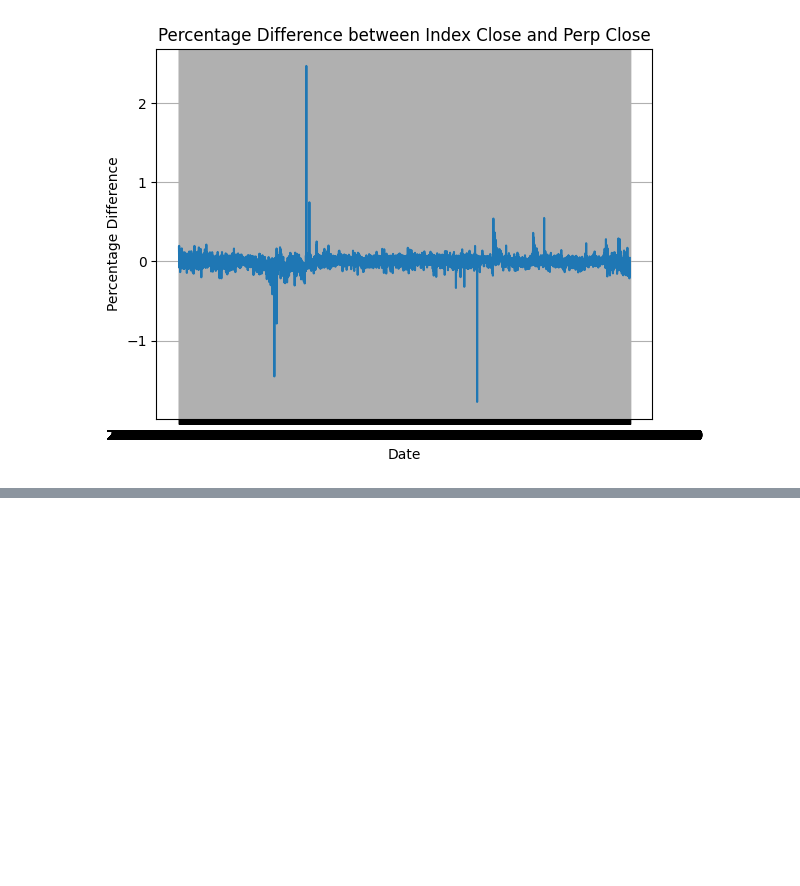
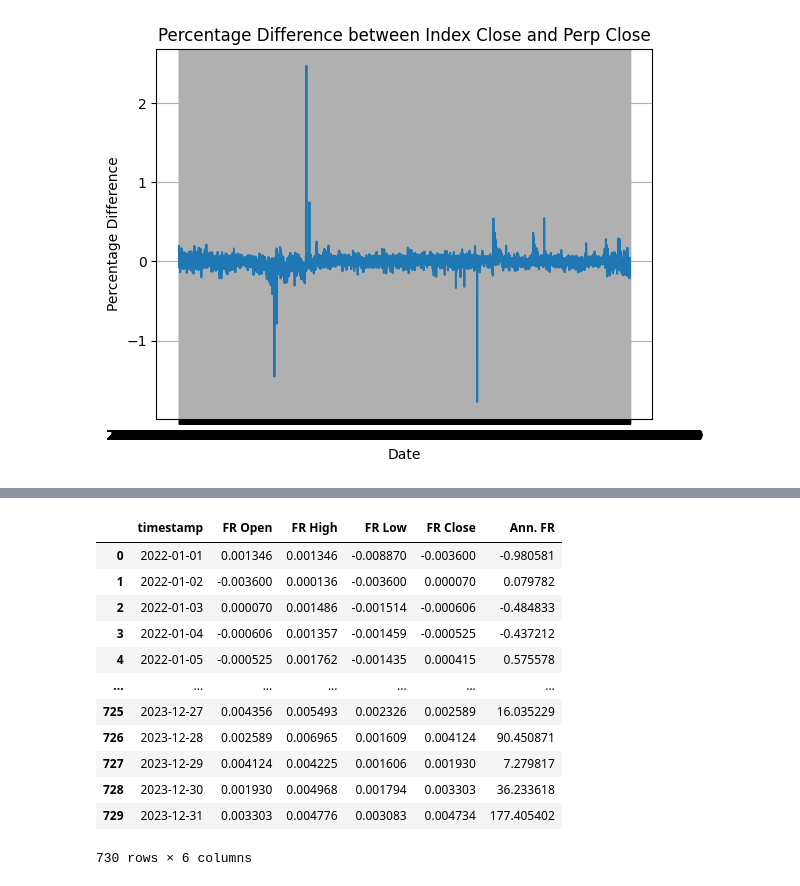
Before and after one commit to immortal16/OpenDeltaDeliverables, a Jupyter notebook: dev.ipynb, the cells around one changed output, grey strips where cells are left out. Drawn from its saved outputs; the diff is of its cells as text; code cells hidden in the pictures; blank space fills up the shorter version.

Commit message:
added annualized fr

```diff
--- a/dev.ipynb
+++ b/dev.ipynb
@@ -267,3 +265,6 @@ plt.grid(True)
 plt.show()
 # %% [output]
 [figure]
+# %%
+kraken_perp_1d_funding = instance.get_fr_ohlc('Kraken', 'PI_XBTUSD', '1d', '01.01.2022', '01.01.2024')
+kraken_perp_1d_funding
@@ -269,0 +285,24 @@ plt.show()
+# %%
+import numpy as np
+
+def annualized_fr(funding_rate):
+    funding_periods_per_year = 1095  # 3 periods/day * 365 days/year
+
+    return np.exp(funding_rate * funding_periods_per_year) - 1
+# %%
+kraken_perp_1d_funding['Ann. FR'] = annualized_fr(kraken_perp_1d_funding['FR Close'])
+kraken_perp_1d_funding
+# %% [output]
+|  | timestamp | FR Open | FR High | FR Low | FR Close | Ann. FR |
+| 0 | 2022-01-01 | 0.001346 | 0.001346 | -0.008870 | -0.003600 | -0.980581 |
+| 1 | 2022-01-02 | -0.003600 | 0.000136 | -0.003600 | 0.000070 | 0.079782 |
+| 2 | 2022-01-03 | 0.000070 | 0.001486 | -0.001514 | -0.000606 | -0.484833 |
+| 3 | 2022-01-04 | -0.000606 | 0.001357 | -0.001459 | -0.000525 | -0.437212 |
+| 4 | 2022-01-05 | -0.000525 | 0.001762 | -0.001435 | 0.000415 | 0.575578 |
+| ... | ... | ... | ... | ... | ... | ... |
+| 725 | 2023-12-27 | 0.004356 | 0.005493 | 0.002326 | 0.002589 | 16.035229 |
+| 726 | 2023-12-28 | 0.002589 | 0.006965 | 0.001609 | 0.004124 | 90.450871 |
+| 727 | 2023-12-29 | 0.004124 | 0.004225 | 0.001606 | 0.001930 | 7.279817 |
+| 728 | 2023-12-30 | 0.001930 | 0.004968 | 0.001794 | 0.003303 | 36.233618 |
+| 729 | 2023-12-31 | 0.003303 | 0.004776 | 0.003083 | 0.004734 | 177.405402 |
+730 rows × 6 columns
```
Also changed, not shown: parts of 6 cells of this notebook.
